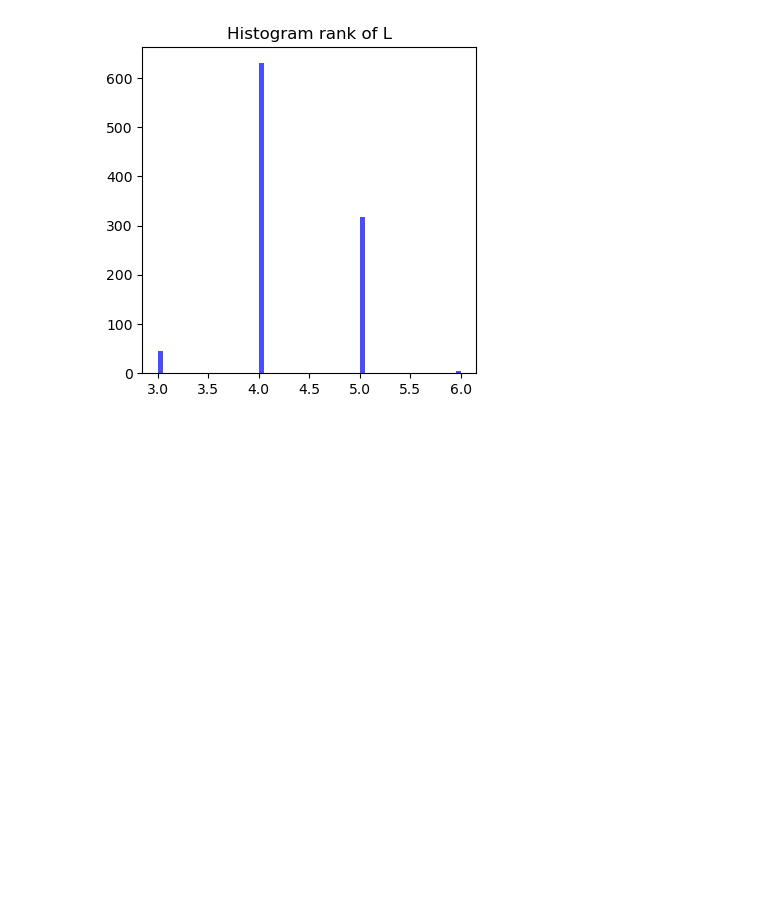
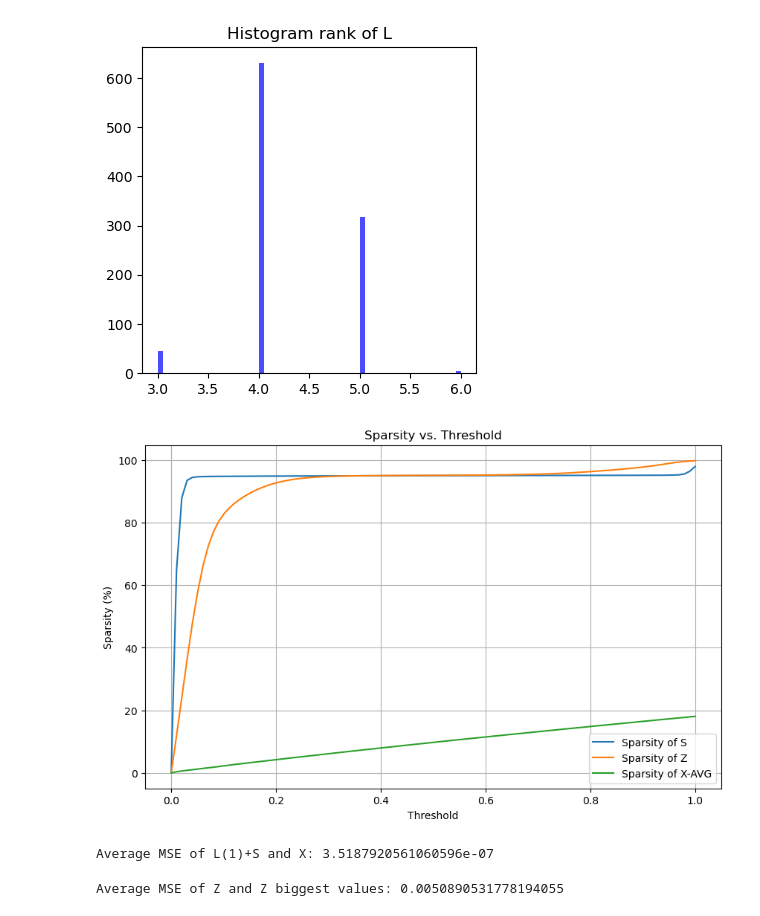
Before and after one commit to itaygeva/MultidimCS, a Jupyter notebook: robust_PCA.ipynb, the cells around one changed output. Saved outputs shown, nothing was run; the diff lists cells and outputs as text; code cells hidden in the pictures; blank space fills up the shorter version.

```diff
--- a/robust_PCA.ipynb
+++ b/robust_PCA.ipynb
@@ -139,3 +121,78 @@ plt.tight_layout()
 plt.show(block=True)
 # %% [output]
 [figure]
+# %%
+Ss_np = Ss
+Z_np = Z_dataset_test
+X_AVG_np = X_dataset_test-X_dataset_test.mean(axis=2,keepdims=True)
+
+def calculate_sparsity(data, threshold):
+    """Calculate the percentage of values in 'data' below 'threshold'."""
+    return np.mean(np.abs(data) < threshold) * 100  # Percentage of values below the threshold
+
+thresholds = np.linspace(0, 1, num=100)  # Change range and density as needed
+sparsity_Ss = [calculate_sparsity(Ss_np, t) for t in thresholds]
+sparsity_Z = [calculate_sparsity(Z_np, t) for t in thresholds]
+sparsity_X_AVG = [calculate_sparsity(X_AVG_np, t) for t in thresholds]
+
+import matplotlib.pyplot as plt
+
+plt.figure(figsize=(10, 6))
+plt.plot(thresholds, sparsity_Ss, label='Sparsity of S')
+plt.plot(thresholds, sparsity_Z, label='Sparsity of Z')
+plt.plot(thresholds, sparsity_X_AVG, label='Sparsity of X-AVG')
+plt.xlabel('Threshold')
+plt.ylabel('Sparsity (%)')
+plt.title('Sparsity vs. Threshold')
+plt.legend()
+plt.grid(True)
+plt.show()
+# %% [output]
+[figure, added]
+# %%
+#MSE of ||L(1)+S-X||
+
+rank_1_Ls = np.zeros_like(Ls)  # To store the rank-1 approximations of L
+
+for i in range(len_test):
+    U, s, V = np.linalg.svd(Ls[i], full_matrices=False)
+    # Ensure there is at least one non-zero singular value
+    if s.size > 0:
+        rank_1_Ls[i] = s[0] * np.outer(U[:, 0], V[0, :])
+
+def mse(y_true, y_pred):
+    return ((y_true - y_pred) ** 2).mean()
+
+mse_values = np.zeros((len_test,))
+
+for i in range(len_test):
+    # Reconstruct X using rank-1 L plus S
+    reconstructed_X = rank_1_Ls[i] + Ss[i]
+    mse_values[i] = mse(X_dataset_test[i], reconstructed_X)
+
+# Calculate average MSE
+average_mse = mse_values.mean()
+print(f"Average MSE of L(1)+S and X: {average_mse}")
+# %% [output]
+Average MSE of L(1)+S and X: 3.5187920561060596e-07
+# %%
+# Function to zero out all but the k largest absolute values in each sample
+def keep_k_largest(matrix, k):
+    # Flatten the matrix, find the k largest values in absolute terms, zero others
+    flattened = matrix.flatten()
+    indices = np.abs(flattened).argsort()[-k:]
+    new_matrix = np.zeros_like(flattened)
+    new_matrix[indices] = flattened[indices]
+    return new_matrix.reshape(matrix.shape)
+
+k=int(5/100*4000) # 5% of the total matrix
+mse_values_rec_z=np.zeros((len_test,))
+for i in range(len_test):
+    # Reconstruct Z using k biggest values
+    reconstructed_Z = keep_k_largest(Z_dataset_test[i],k)
+    mse_values_rec_z[i] = mse(Z_dataset_test[i], reconstructed_Z)
+
+average_mse = mse_values_rec_z.mean()
+print(f"Average MSE of Z and Z biggest values: {average_mse}")
+# %% [output]
+Average MSE of Z and Z biggest values: 0.0050890531778194055
```
Also changed, not shown: parts of 3 cells of this notebook, 4 other files.
